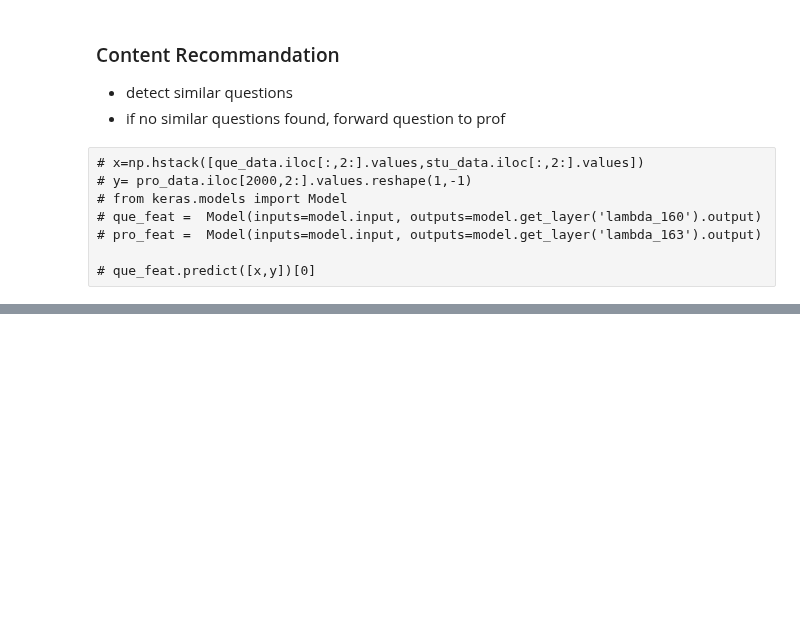
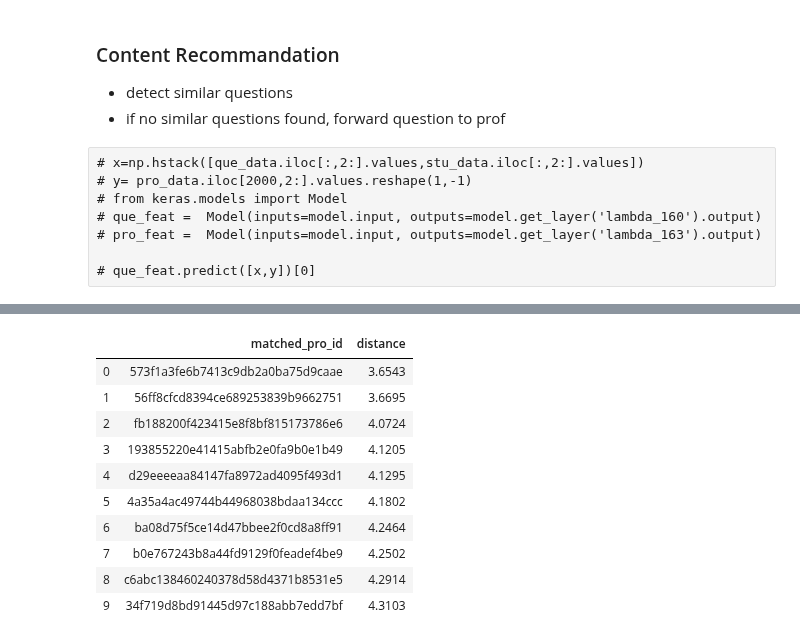
Before and after one commit to sbouslama/udacity_dataScientist_NANODegree, a Jupyter notebook: Recommendation/careerVillageEDA.ipynb, the cells around one changed output, grey strips where cells are left out. Cells and saved outputs as stored; diff of their text form; code cells hidden in the pictures; blank space fills up the shorter version.

```diff
--- a/Recommendation/careerVillageEDA.ipynb
+++ b/Recommendation/careerVillageEDA.ipynb
@@ -1329,8 +1329,8 @@ class Recommandation:
         pro_feat = self.__get_pro_feat(que_df, pro_df, ans_df, pro_tags)
         # calcule similarities
         dists, pros = self.pro_tree.query(pro_feat, k=top+1)
-        pro_ids = self.pro_ids[pros[1:]]
-        similar_pros = pd.DataFrame(list(zip(pro_ids, dists[1:])), columns=['matched_pro_id','distance'])
+        pro_ids = self.pro_ids[pros]
+        similar_pros = pd.DataFrame(list(zip(pro_ids[0][1:], dists[0][1:])), columns=['matched_pro_id','distance'])
         return similar_pros
 # %% [raw]
 # x=np.hstack([que_data.iloc[:,2:].values,stu_data.iloc[:,2:].values])
@@ -1405,3 +1405,17 @@ pro_sample_dict = {
 }
 
 tmp = recommand.find_similar_professionals(pro_sample_dict, questions, answers)
+# %%
+tmp
+# %% [output]
+|  | matched_pro_id | distance |
+| 0 | 573f1a3fe6b7413c9db2a0ba75d9caae | 3.6543 |
+| 1 | 56ff8cfcd8394ce689253839b9662751 | 3.6695 |
+| 2 | fb188200f423415e8f8bf815173786e6 | 4.0724 |
+| 3 | 193855220e41415abfb2e0fa9b0e1b49 | 4.1205 |
+| 4 | d29eeeeaa84147fa8972ad4095f493d1 | 4.1295 |
+| 5 | 4a35a4ac49744b44968038bdaa134ccc | 4.1802 |
+| 6 | ba08d75f5ce14d47bbee2f0cd8a8ff91 | 4.2464 |
+| 7 | b0e767243b8a44fd9129f0feadef4be9 | 4.2502 |
+| 8 | c6abc138460240378d58d4371b8531e5 | 4.2914 |
+| 9 | 34f719d8bd91445d97c188abb7edd7bf | 4.3103 |
```
Also changed, not shown: 1 other file.
